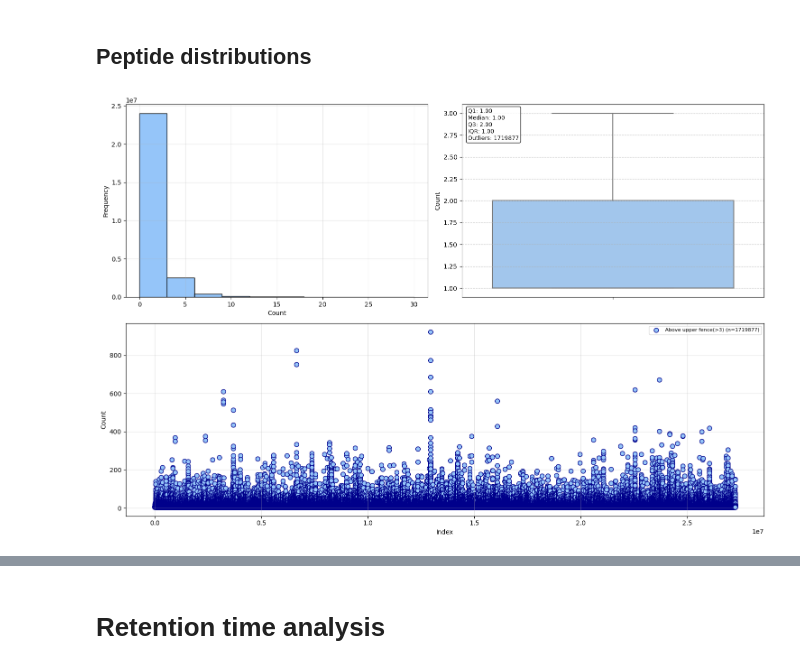
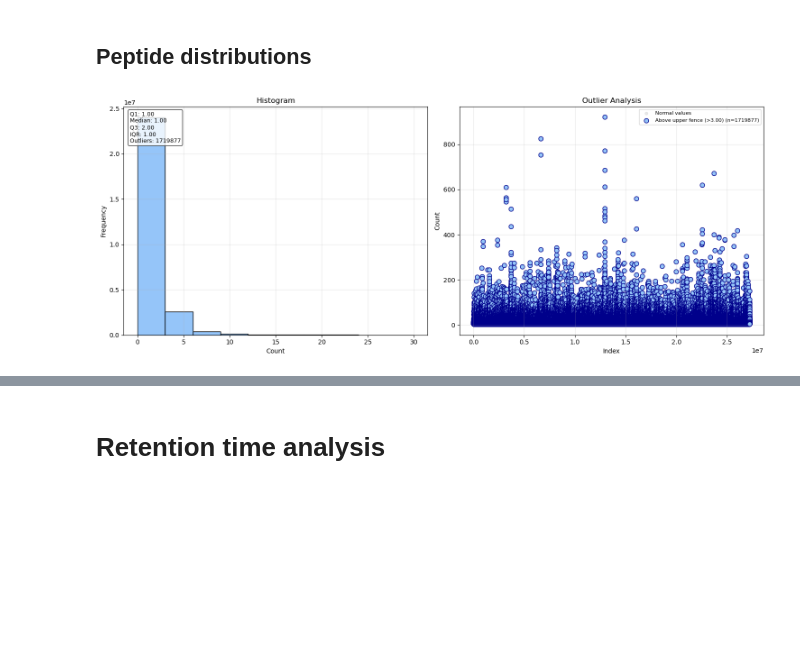
Before and after one commit to WannesLamberts/MTL-peptide-property-prediction-pool, a Jupyter notebook: notebooks/data_analysis/analysis_massive.ipynb, the cells around one changed output, grey strips where cells are left out. Cells and saved outputs as stored; diff of their text form; code cells hidden in the pictures; blank space fills up the shorter version.

```diff
--- a/notebooks/data_analysis/analysis_massive.ipynb
+++ b/notebooks/data_analysis/analysis_massive.ipynb
@@ -65,9 +65,9 @@ df = pd.read_parquet(DATASET,engine="pyarrow")
 # %%
 overlap_in_file = df.groupby(['modified_sequence','filename'])['filename'].count()
 # %%
-combined_plot(overlap_in_file, "Count",range=(0,30))
+combined_plot_no_box(overlap_in_file, "Count",range=(0,30))
 # %% [output]
-[figure, old version]
+[figure, new version]
 # %%
 overlap_across_file = df.groupby('modified_sequence')['filename'].nunique()
 # %%
```
Also changed, not shown: parts of 3 cells of this notebook.
